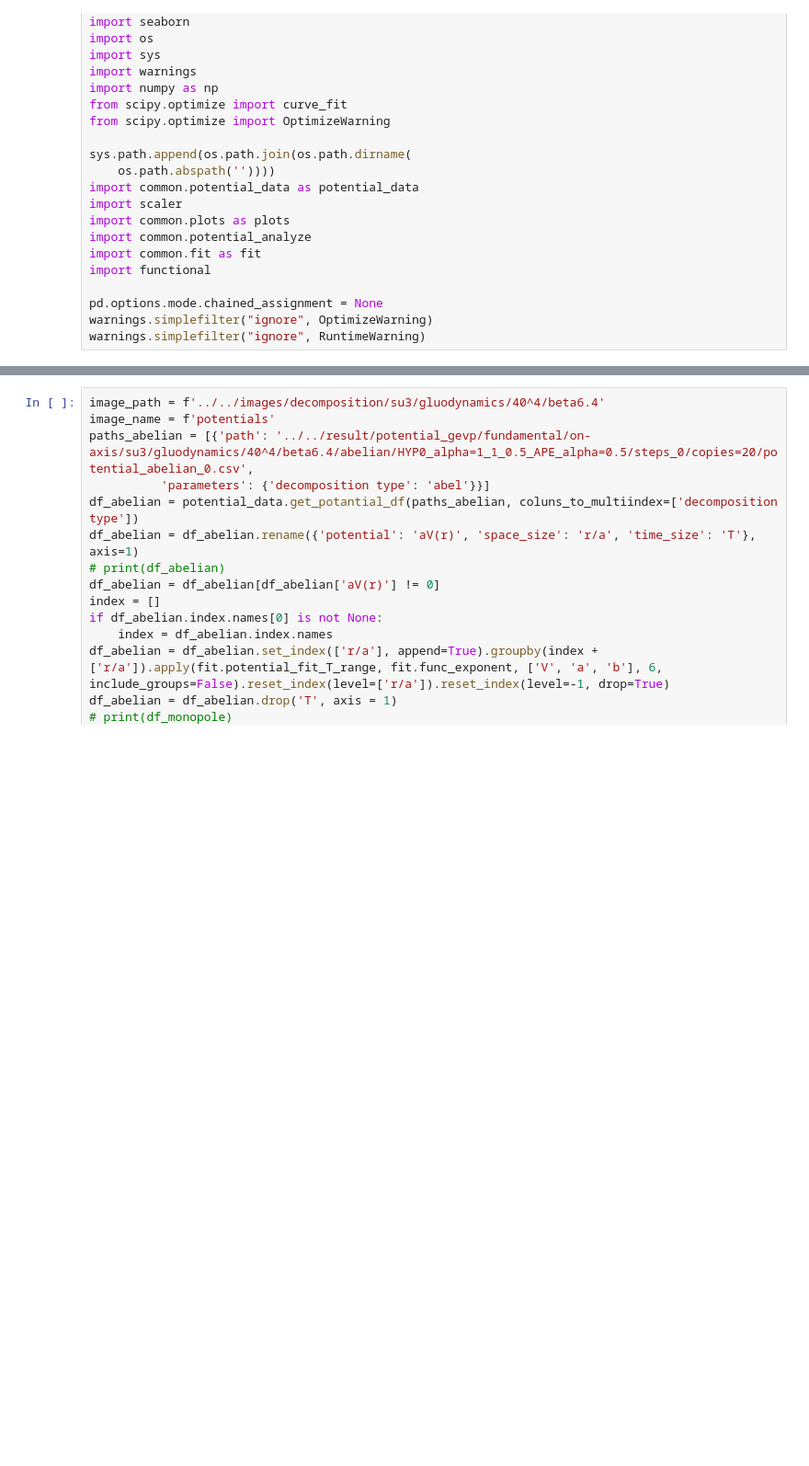
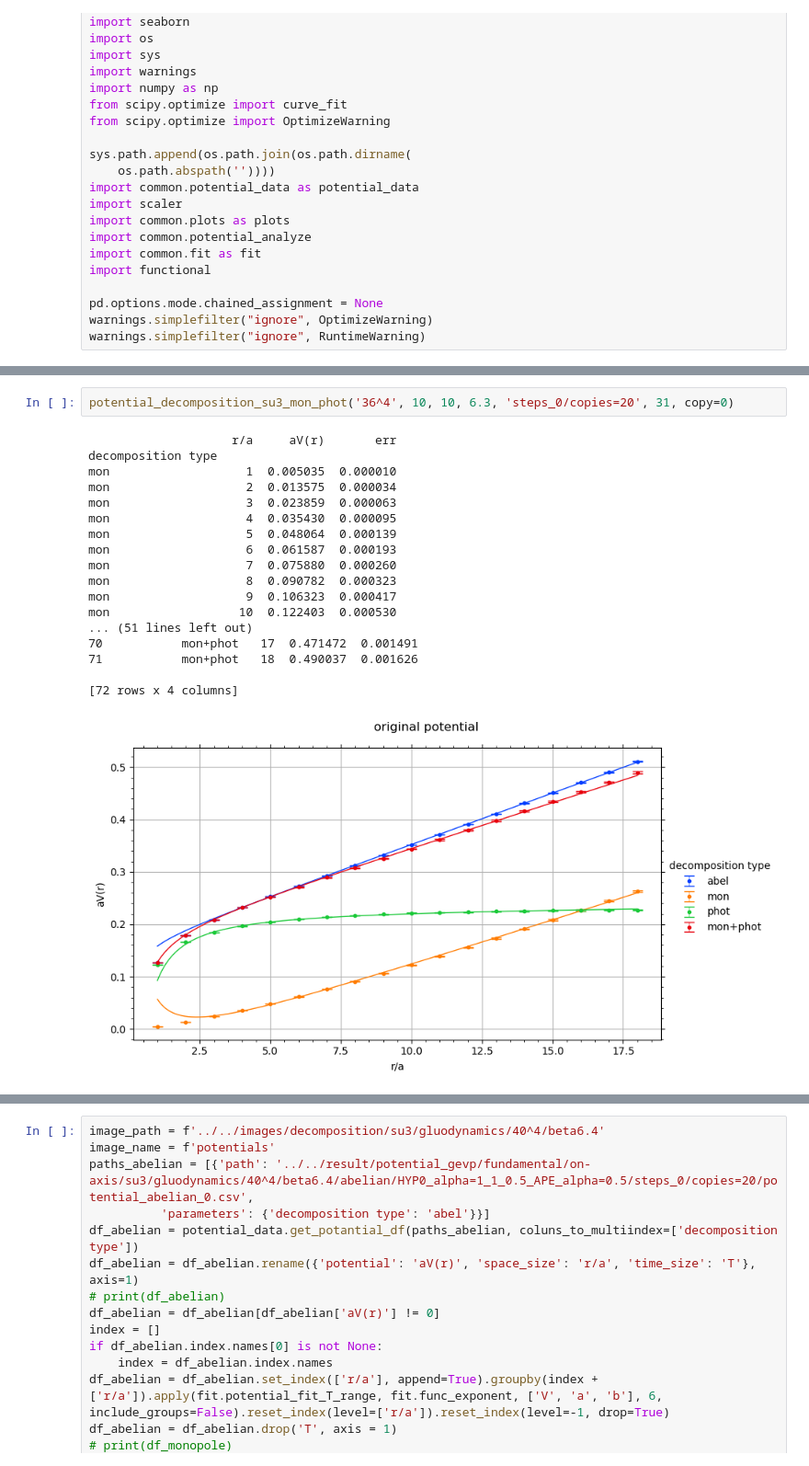
Before and after one commit to ilyakudrov/observables, a Jupyter notebook: python_jupyter/potential/potential_decomposition.ipynb, the cells around one changed output, grey strips where cells are left out. Shown at 92% size. Cells and saved outputs as stored; diff of their text form; blank space fills up the shorter version.

```diff
--- a/python_jupyter/potential/potential_decomposition.ipynb
+++ b/python_jupyter/potential/potential_decomposition.ipynb
@@ -24,0 +118,21 @@ warnings.simplefilter("ignore", RuntimeWarning)
+# %%
+potential_decomposition_su3_mon_phot('36^4', 10, 10, 6.3, 'steps_0/copies=20', 31, copy=0)
+# %% [output]
+                    r/a     aV(r)       err
+decomposition type
+mon                   1  0.005035  0.000010
+mon                   2  0.013575  0.000034
+mon                   3  0.023859  0.000063
+mon                   4  0.035430  0.000095
+mon                   5  0.048064  0.000139
+mon                   6  0.061587  0.000193
+mon                   7  0.075880  0.000260
+mon                   8  0.090782  0.000323
+mon                   9  0.106323  0.000417
+mon                  10  0.122403  0.000530
+... (51 lines left out)
+70           mon+phot   17  0.471472  0.001491
+71           mon+phot   18  0.490037  0.001626
+
+[72 rows x 4 columns]
+[figure, added]
```
Also changed, not shown: parts of 25 cells of this notebook, 3 other files.
